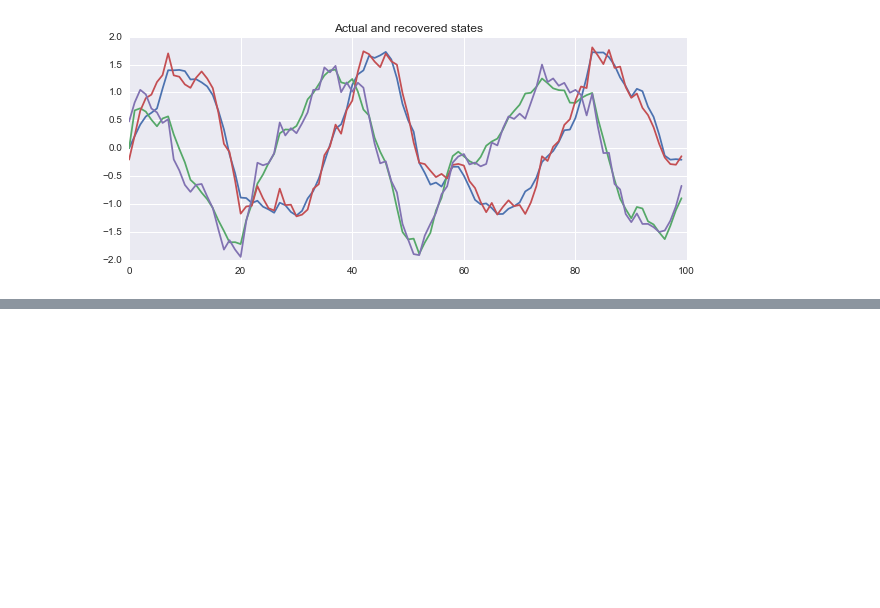
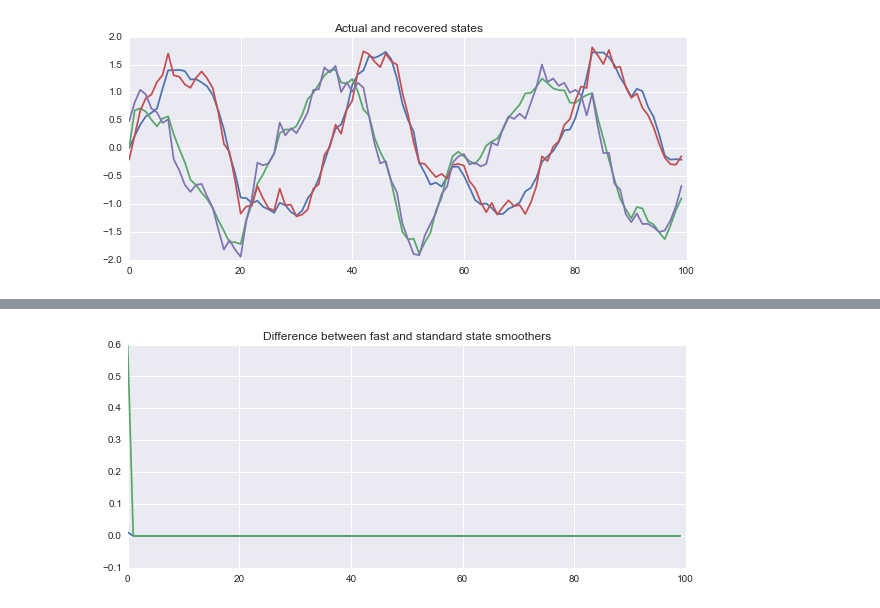
Before and after one commit to jmxpearson/laf, a Jupyter notebook: kalman_integration_tests.ipynb, the cells around one changed output, grey strips where cells are left out. Saved outputs shown, nothing was run; the diff lists cells and outputs as text; code cells hidden in the pictures; blank space fills up the shorter version.

```diff
--- a/kalman_integration_tests.ipynb
+++ b/kalman_integration_tests.ipynb
@@ -179,0 +245,7 @@ pass
+# %%
+plt.figure(figsize=(10, 4))
+plt.plot(alphat - ahat)
+plt.title('Difference between fast and standard state smoothers')
+pass
+# %% [output]
+[figure, added]
```
Also changed, not shown: parts of 13 cells of this notebook.
